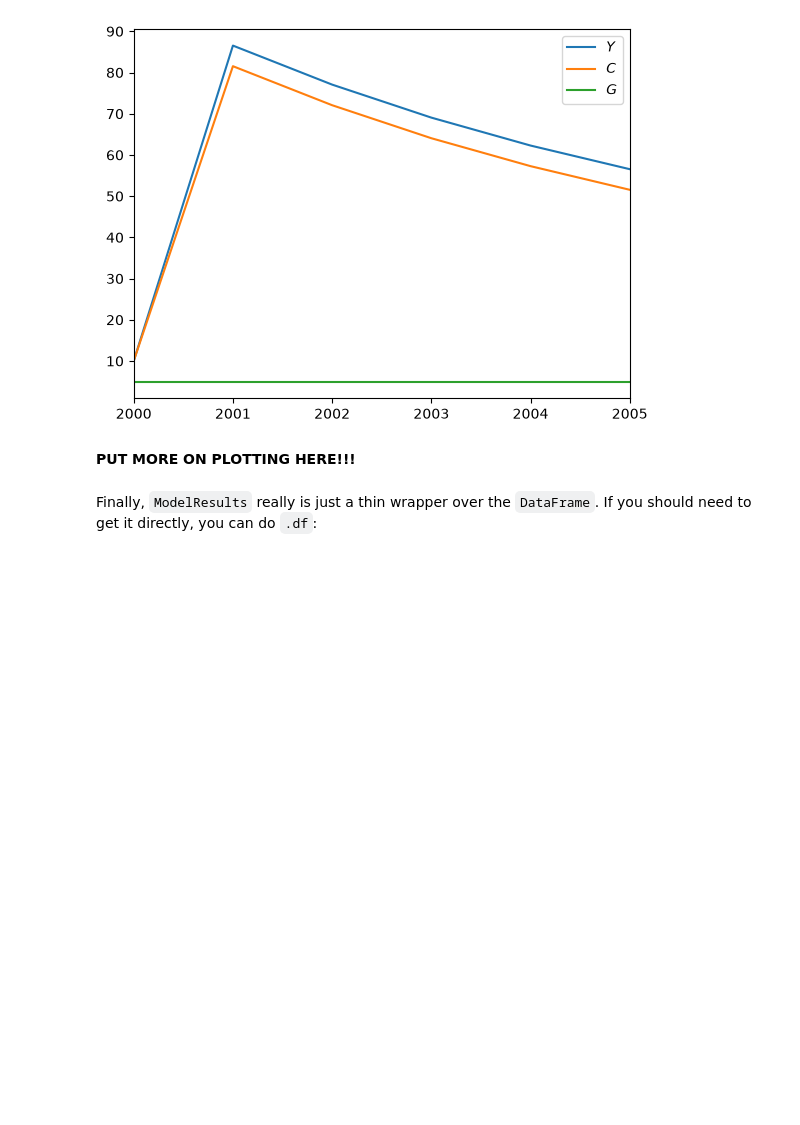
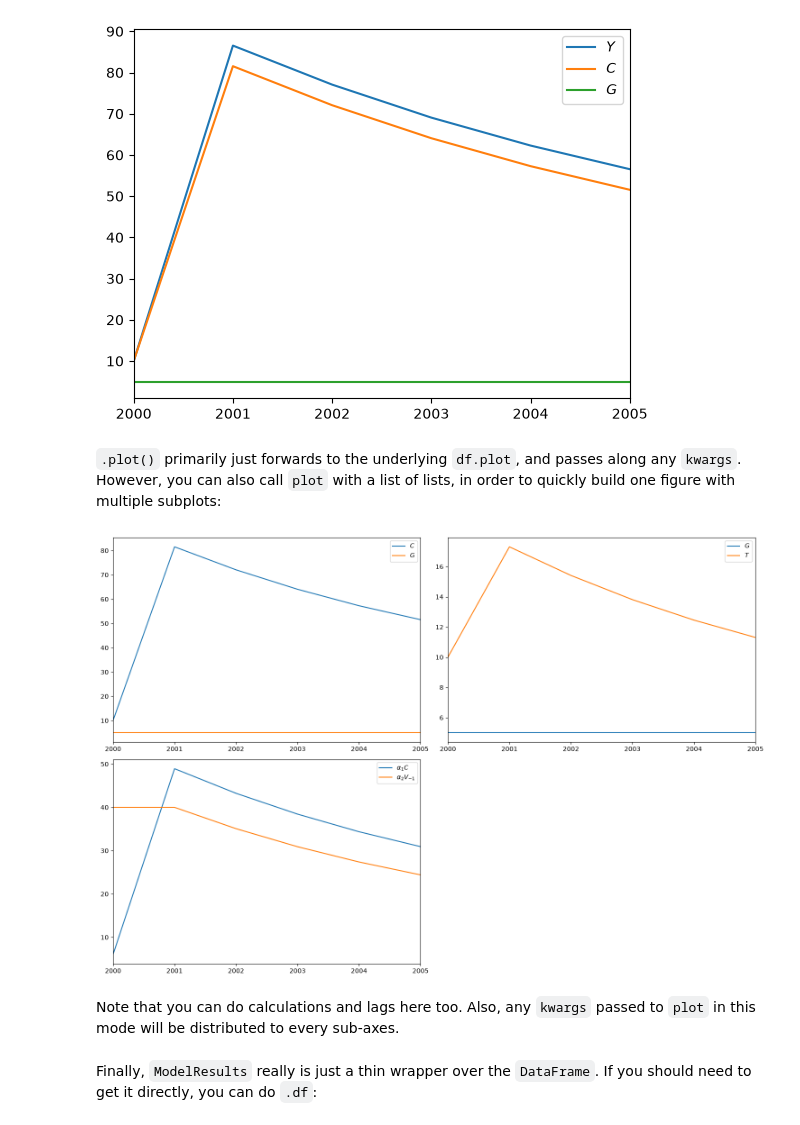
Before and after one commit to slevey087/SFCmodeler, a Jupyter notebook: nbs/03_modelresults.ipynb, the cells around one changed output. Saved outputs shown, nothing was run; the diff lists cells and outputs as text; code cells hidden in the pictures; blank space fills up the shorter version.

```diff
--- a/nbs/03_modelresults.ipynb
+++ b/nbs/03_modelresults.ipynb
@@ -289,7 +294,17 @@ model.data[[Y,C,G]].plot()
 <Axes: >
 [figure]
 # %% [markdown]
-**PUT MORE ON PLOTTING HERE!!!**
+`.plot()` primarily just forwards to the underlying `df.plot`, and passes along any `kwargs`. However, you can also call `plot` with a list of lists, in order to quickly build one figure with multiple subplots:
+# %%
+model.data.plot([
+    [C,G],
+    [G,T],
+    [alpha1*C,alpha2*V(-1)],
+])
+# %% [output]
+[figure, added]
+# %% [markdown]
+Note that you can do calculations and lags here too. Also, any `kwargs` passed to `plot` in this mode will be distributed to every sub-axes.
 # %% [markdown]
 Finally, `ModelResults` really is just a thin wrapper over the `DataFrame`. If you should need to get it directly, you can do `.df`:
 # %%
```
Also changed, not shown: parts of 7 cells of this notebook, 7 other files.
